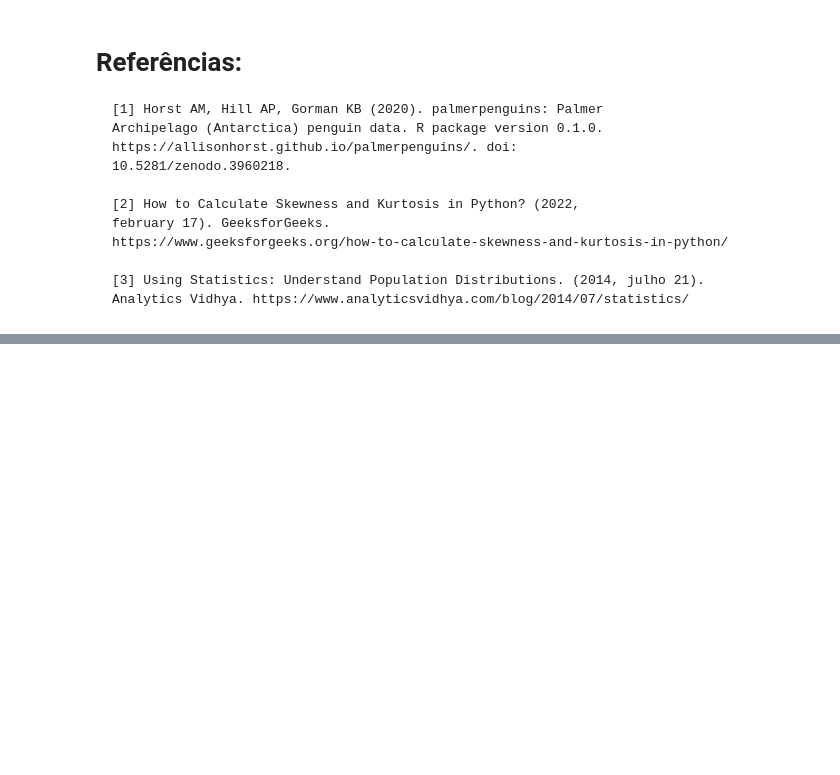
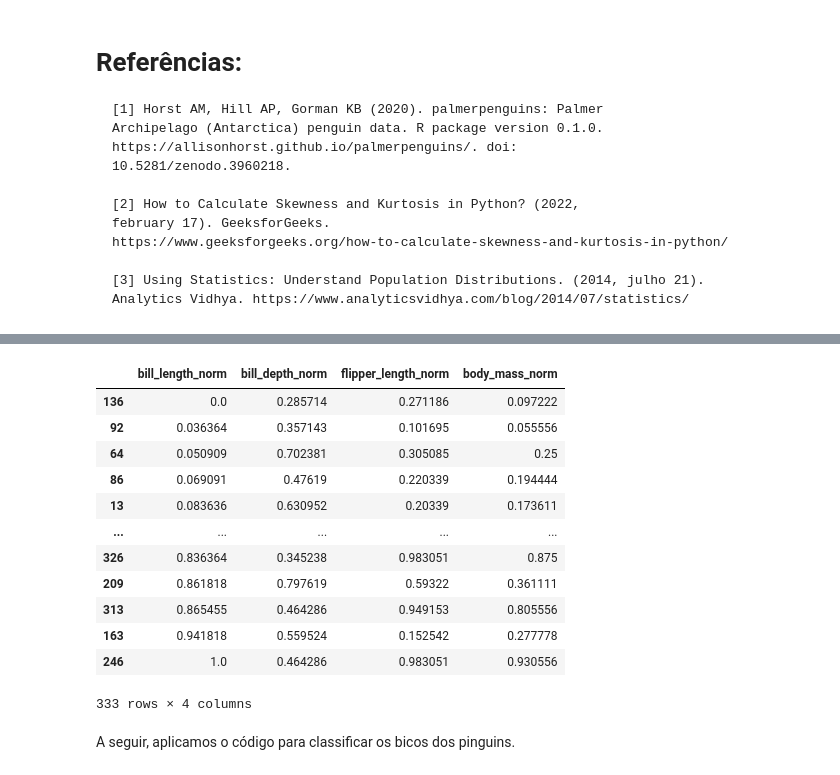
Before and after one commit to Menegau/Sonic-Hedgehog, a Jupyter notebook: Classificação de dados/trabalho+classificacoes.ipynb, the cells around one changed output, grey strips where cells are left out. Saved outputs shown, nothing was run; the diff lists cells and outputs as text; code cells hidden in the pictures; blank space fills up the shorter version.

```diff
--- a/trabalho.ipynb
+++ b/Classificação de dados/trabalho+classificacoes.ipynb
@@ -287,0 +291,2 @@ A curtose calculada para as features se apresentou negativa em todos os casos; i
+# %%
+dfa = df_arrumado
@@ -287,0 +306,18 @@ A curtose calculada para as features se apresentou negativa em todos os casos; i
+# %%
+dfa.sort_values(by=['bill_length_norm'])
+# %% [output]
+|  | bill_length_norm | bill_depth_norm | flipper_length_norm | body_mass_norm |
+| 136 | 0.0 | 0.285714 | 0.271186 | 0.097222 |
+| 92 | 0.036364 | 0.357143 | 0.101695 | 0.055556 |
+| 64 | 0.050909 | 0.702381 | 0.305085 | 0.25 |
+| 86 | 0.069091 | 0.47619 | 0.220339 | 0.194444 |
+| 13 | 0.083636 | 0.630952 | 0.20339 | 0.173611 |
+| ... | ... | ... | ... | ... |
+| 326 | 0.836364 | 0.345238 | 0.983051 | 0.875 |
+| 209 | 0.861818 | 0.797619 | 0.59322 | 0.361111 |
+| 313 | 0.865455 | 0.464286 | 0.949153 | 0.805556 |
+| 163 | 0.941818 | 0.559524 | 0.152542 | 0.277778 |
+| 246 | 1.0 | 0.464286 | 0.983051 | 0.930556 |
+333 rows × 4 columns
+# %% [markdown]
+A seguir, aplicamos o código para classificar os bicos dos pinguins.
```
Also changed, not shown: parts of 23 cells of this notebook, 1 other file.
